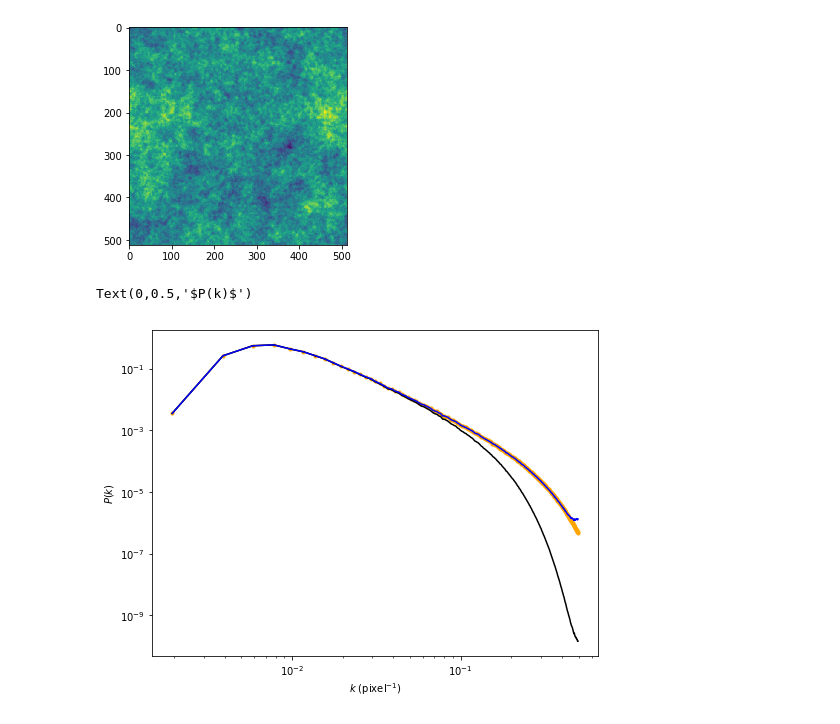
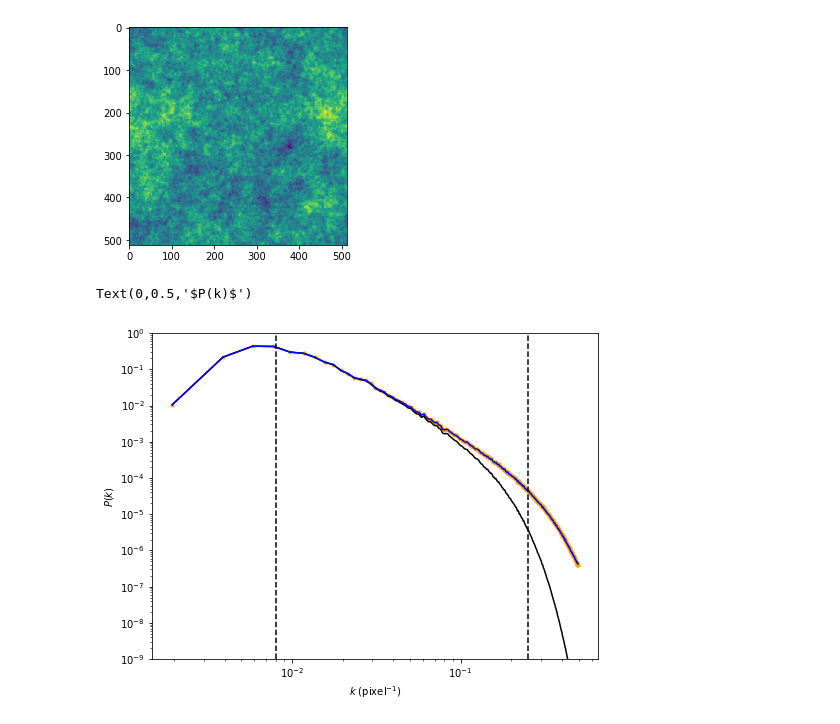
Before and after one commit to antoinemarchal/fBms, a Jupyter notebook: fBms.ipynb, the cells around one changed output. Saved outputs shown, nothing was run; the diff lists cells and outputs as text; code cells hidden in the pictures.

```diff
--- a/fBms.ipynb
+++ b/fBms.ipynb
@@ -73,7 +73,7 @@ plt.imshow(field_break)
 [figure]
 # %%
 field_zm = field - np.mean(field)
-tapper = ml.edges.apodize(0.97, field_zm.shape)
+tapper = ml.edges.apodize(0.87, field_zm.shape)
 apod_field = field_zm * tapper
 
 sig_conv = 1.
@@ -89,12 +89,15 @@ sps1d_beam = sps1d_beam/sps1d_beam[0]
 # %%
 plt.figure(figsize=(8,6))
 plt.plot(ks, sps1d_noconv, color='orange', label='Original no conv', marker=".")
 plt.plot(ks, sps1d, color='black',label='Original', linewidth=1.5)
 plt.plot(ks, sps1d/sps1d_beam, color='blue',label='Corrected', linewidth=1.5)
+plt.plot([k0, k0], [1.e-9, 1.], linestyle="--", color="k")
+plt.plot([k1, k1], [1.e-9, 1.], linestyle="--", color="k")
+plt.ylim([1.e-9, 1.])
 plt.xscale('log')
 plt.yscale('log')
 plt.xlabel(r"$k$ (pixel$^{-1}$)")
 plt.ylabel(r"$P(k)$")
 # %% [output]
 Text(0,0.5,'$P(k)$')
-[figure, old version]
+[figure, new version]
```
